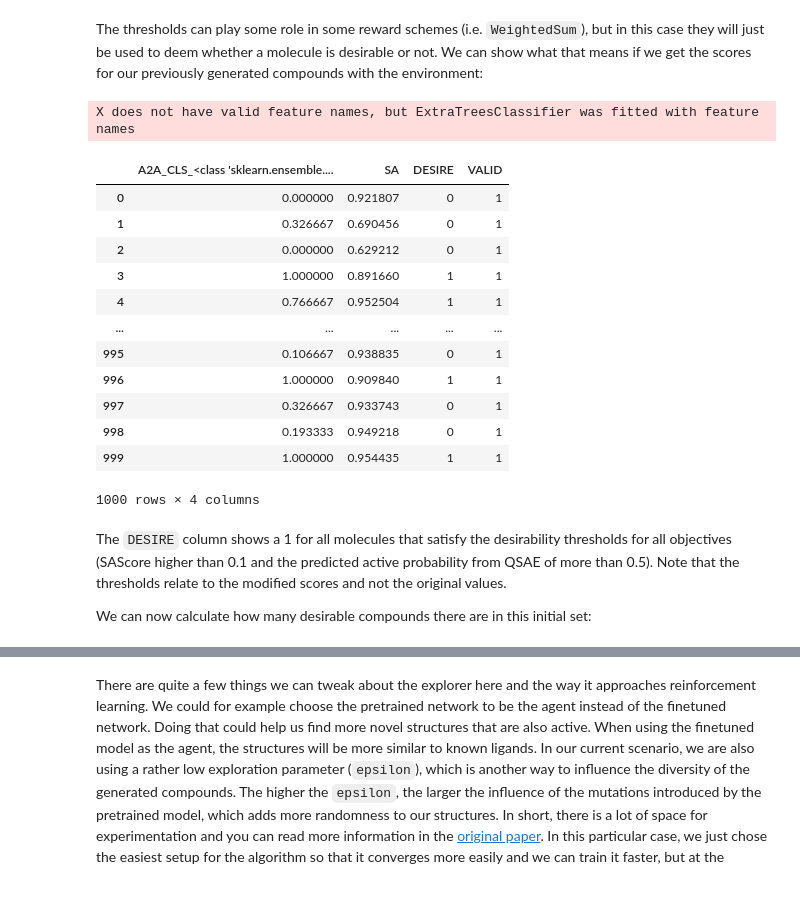
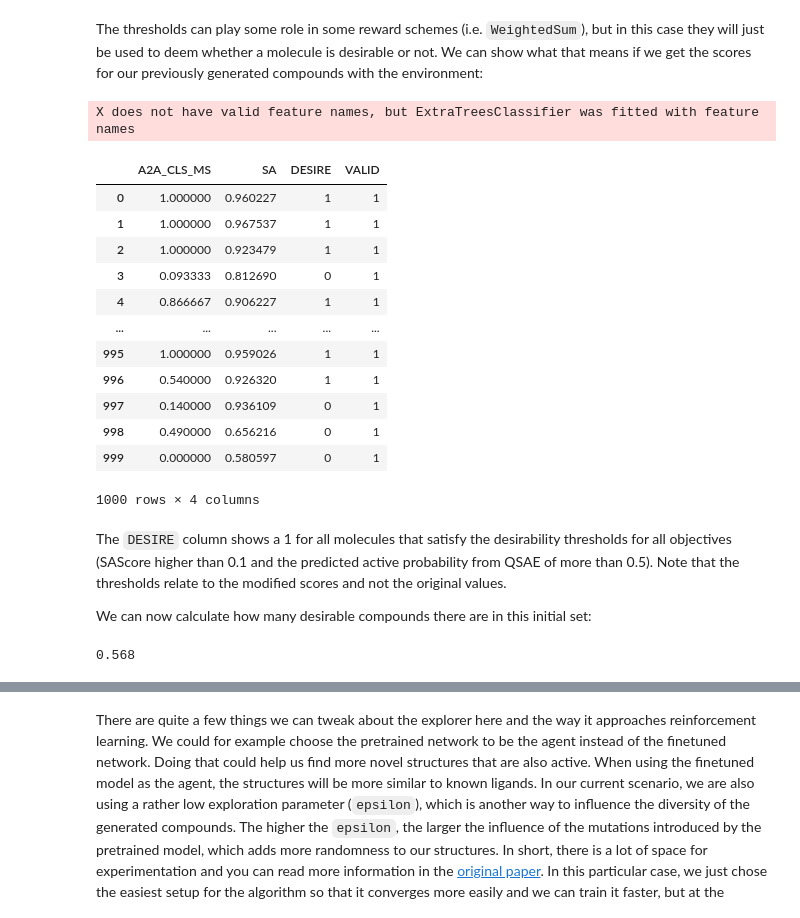
Before and after one commit to martin-sicho/drugex-demo, a Jupyter notebook: de_novo.ipynb, the cells around one changed output, grey strips where cells are left out. Drawn from its saved outputs; the diff is of its cells as text; code cells hidden in the pictures.

```diff
--- a/de_novo.ipynb
+++ b/de_novo.ipynb
@@ -343,7 +318,7 @@ class ModelScorer(Scorer):
         return preds
 
     def getKey(self):
-        return f"{self.prefix}_{type(self.model)}"
+        return f"{self.prefix}_MS"
 
 
 
@@ -441,21 +416,22 @@ environment = DrugExEnvironment(scorers, thresholds, reward_scheme=ParetoCrowdin
 # %% [markdown]
 The thresholds can play some role in some reward schemes (i.e. `WeightedSum`), but in this case they will just be used to deem whether a molecule is desirable or not. We can show what that means if we get the scores for our previously generated compounds with the environment:
 # %%
-environment.getScores(smiles_finetuned)
+scores = environment.getScores(smiles_finetuned)
+scores
 # %% [output]
 X does not have valid feature names, but ExtraTreesClassifier was fitted with feature names
-|  | A2A_CLS_<class 'sklearn.ensemble.... | SA | DESIRE | VALID |
-| 0 | 0.000000 | 0.921807 | 0 | 1 |
-| 1 | 0.326667 | 0.690456 | 0 | 1 |
-| 2 | 0.000000 | 0.629212 | 0 | 1 |
-| 3 | 1.000000 | 0.891660 | 1 | 1 |
-| 4 | 0.766667 | 0.952504 | 1 | 1 |
+|  | A2A_CLS_MS | SA | DESIRE | VALID |
+| 0 | 1.000000 | 0.960227 | 1 | 1 |
+| 1 | 1.000000 | 0.967537 | 1 | 1 |
+| 2 | 1.000000 | 0.923479 | 1 | 1 |
+| 3 | 0.093333 | 0.812690 | 0 | 1 |
+| 4 | 0.866667 | 0.906227 | 1 | 1 |
 | ... | ... | ... | ... | ... |
-| 995 | 0.106667 | 0.938835 | 0 | 1 |
-| 996 | 1.000000 | 0.909840 | 1 | 1 |
-| 997 | 0.326667 | 0.933743 | 0 | 1 |
-| 998 | 0.193333 | 0.949218 | 0 | 1 |
-| 999 | 1.000000 | 0.954435 | 1 | 1 |
+| 995 | 1.000000 | 0.959026 | 1 | 1 |
+| 996 | 0.540000 | 0.926320 | 1 | 1 |
+| 997 | 0.140000 | 0.936109 | 0 | 1 |
+| 998 | 0.490000 | 0.656216 | 0 | 1 |
+| 999 | 0.000000 | 0.580597 | 0 | 1 |
 1000 rows × 4 columns
 # %% [markdown]
 The `DESIRE` column shows a 1 for all molecules that satisfy the desirability thresholds for all objectives (SAScore higher than 0.1 and the predicted active probability from QSAE of more than 0.5). Note that the thresholds relate to the modified scores and not the original values.
@@ -463,3 +439,5 @@ The `DESIRE` column shows a 1 for all molecules that satisfy the desirability th
 We can now calculate how many desirable compounds there are in this initial set:
 # %%
 sum(scores["DESIRE"]) / len(scores)
+# %% [output]
+0.568
```
Also changed, not shown: parts of 29 cells of this notebook.
